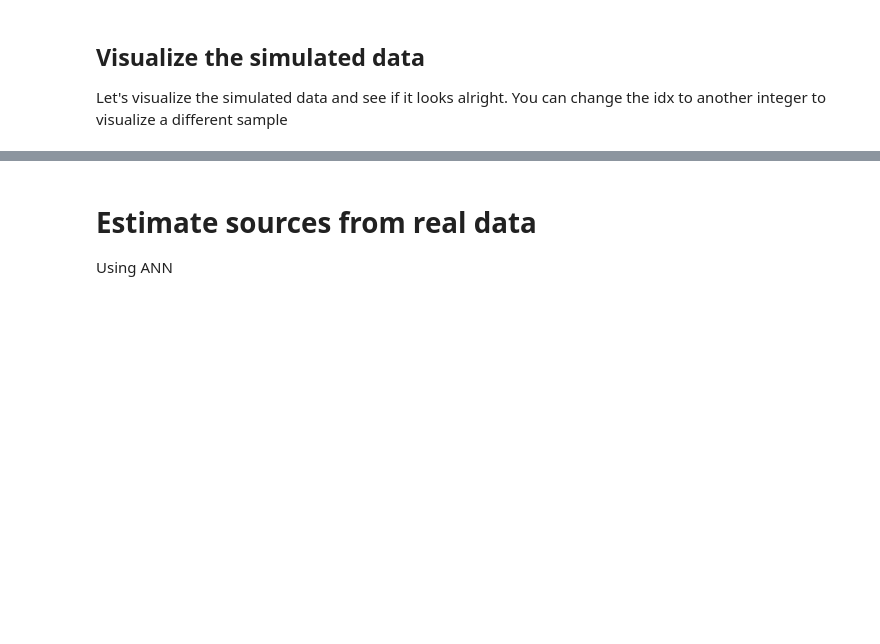
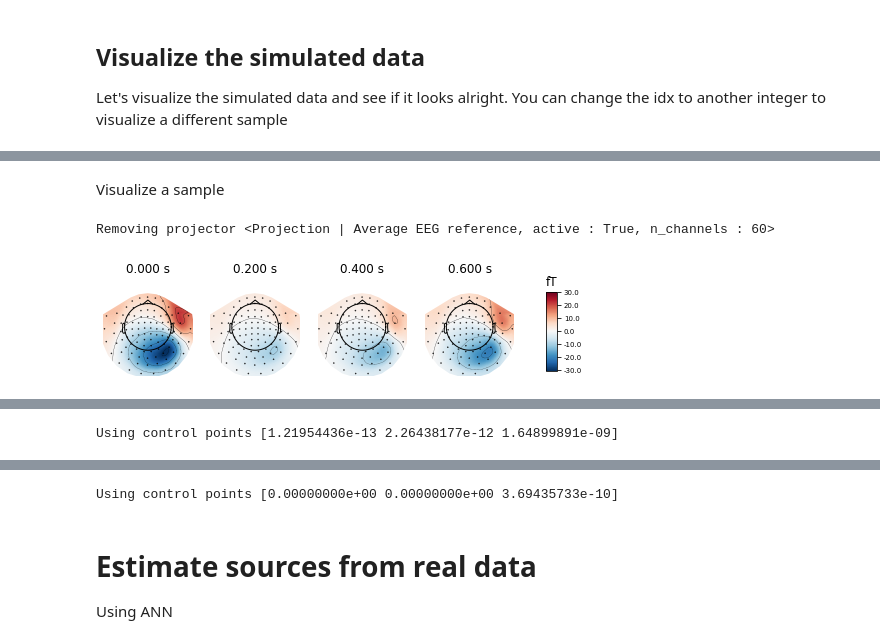
Before and after one commit to LukeTheHecker/esinet, a Jupyter notebook: tutorials/tutorial_2.ipynb, the cells around one changed output, grey strips where cells are left out. Drawn from its saved outputs; the diff is of its cells as text; code cells hidden in the pictures; blank space fills up the shorter version.

```diff
--- a/tutorials/tutorial_2.ipynb
+++ b/tutorials/tutorial_2.ipynb
@@ -110,7 +77,7 @@ The target SNR ranges from 0.56 to 8.64
 # %% [markdown]
 Next, we can perform the simulations with the packages default settings. Change n_samples to a smaller integer in case this cell runs for too long.
 # %%
-settings = dict(duration_of_trial=0, target_snr=target_snr, n_sources=(1, 10), extents=(2, 60), beta=1)
+settings = dict(duration_of_trial=0, target_snr=target_snr, n_sources=(1, 10), extents=(2, 40),)
 n_samples = 10000
 simulation = Simulation(fwd, epochs.info, settings=settings, verbose=True)
 simulation.simulate(n_samples=n_samples)
@@ -141,6 +107,4 @@ Once the training is accomplished we can perform predictions on our real data.
 # %%
-import esinet
-from esinet.net import Net
-net = Net(fwd, verbose=1)  # Initialize the net object
-net.fit(simulation, delta=1, false_positive_penalty=5, epochs=200)  # Train the net using our simulated eeg and source data.
+net = Net(fwd, verbose=1)  # Initialize the Net object
+net.fit(simulation)  # Train the net using our simulated eeg and source data.
 # %% [output]
@@ -168,15 +132,10 @@ Lets simulate some more data which the neural network has not seen yet to test w
 # %%
-# Simulate new, unseen test data.
-n_samples = 100
+settings = dict(duration_of_trial=1, target_snr=target_snr, n_sources=(1, 10), extents=(2, 40),)
+n_samples = 8
 simulation_test = Simulation(fwd, epochs.info, settings=settings, verbose=True)
 simulation_test.simulate(n_samples=n_samples)
+
+
 # Predict source from EEG
 source_hat = net.predict(simulation_test)
-
-# Plot Ground Truth
-source = simulation_test.source_data
-a = source.plot(**plot_params)
-
-# Plot Prediction
-b = source_hat.plot(**plot_params)
 # %% [output]
@@ -214,0 +144,25 @@ Using control points [0.64108733 1.19761688 3.29922433]
+# %% [markdown]
+Visualize a sample
+# %%
+%matplotlib qt
+
+# Ground Truth
+idx = 2
+source = simulation_test.source_data[idx]
+# Plot Source
+a = source.plot(**plot_params)
+# Plot EEG
+evoked = simulation_test.eeg_data[idx].average()
+evoked.plot()
+evoked.plot_topomap([0.0, 0.2, 0.4, 0.6])
+
+
+# Plot Prediction
+b = source_hat[idx].plot(**plot_params)
+# Plot predicted EEG
+evoked_hat = util.get_eeg_from_source(source_hat[idx], fwd, epochs_stripped.info, tmin=-0.2)
+evoked_hat.plot()
+evoked_hat.plot_topomap([0.0, 0.2, 0.4, 0.6])
+# %% [output]
+Removing projector <Projection | Average EEG reference, active : True, n_channels : 60>
+[figure, added]
@@ -214,0 +173 @@ Using control points [0.64108733 1.19761688 3.29922433]
+Using control points [1.21954436e-13 2.26438177e-12 1.64899891e-09]
@@ -215,3 +178,4 @@ Using control points [0.64108733 1.19761688 3.29922433]
+Using control points [0.00000000e+00 0.00000000e+00 3.69435733e-10]
 # %% [markdown]
 # Estimate sources from real data
 Using ANN
```
Also changed, not shown: parts of 19 cells of this notebook, 4 other files.
